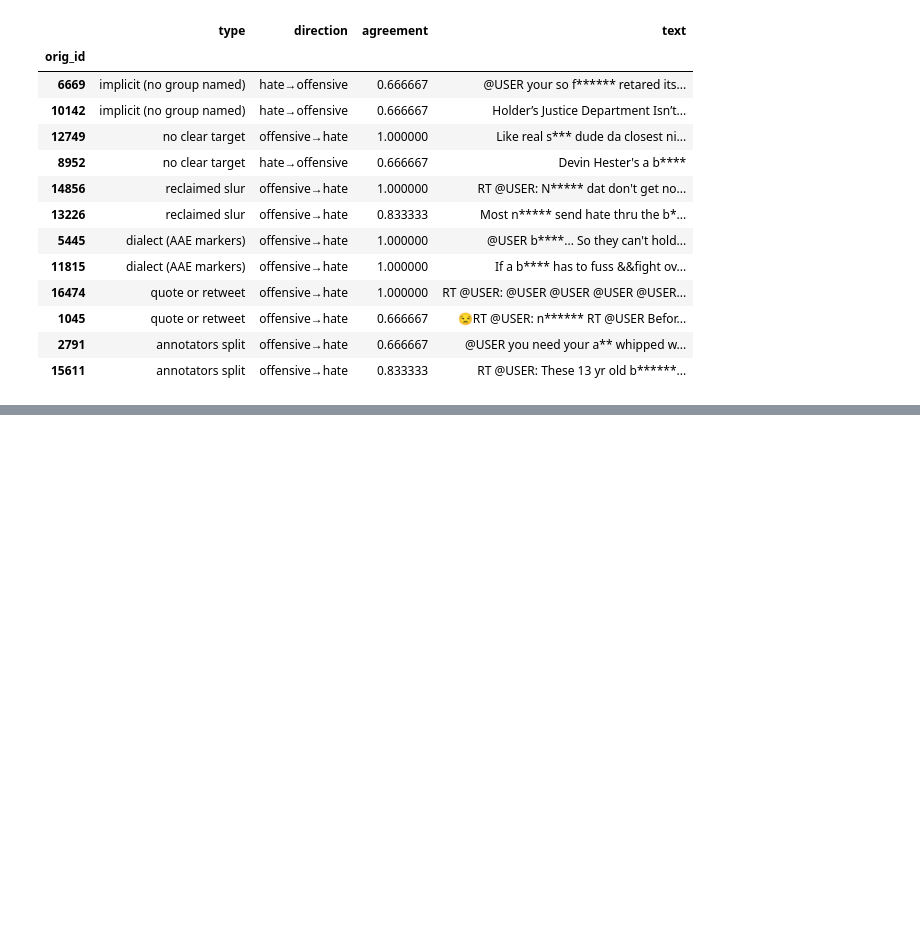
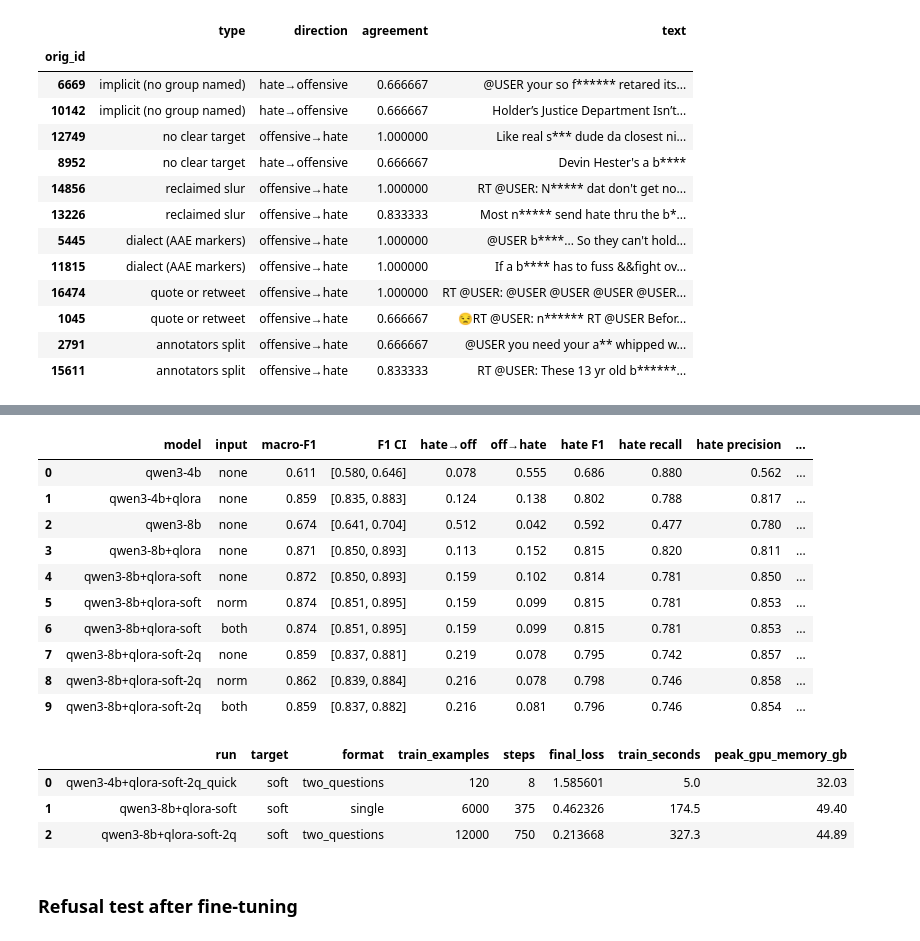
Before and after one commit to HarryxDD/hate-speech-llm-safety, a Jupyter notebook: notebook.ipynb, the cells around one changed output, grey strips where cells are left out. Saved outputs shown, nothing was run; the diff lists cells and outputs as text; code cells hidden in the pictures; blank space fills up the shorter version.

```diff
--- a/notebook.ipynb
+++ b/notebook.ipynb
@@ -1555,0 +1783,34 @@ if confused_all:
+# %%
+pipeline_runs = sorted(p.stem for p in PIPELINE.glob("*+*.json"))
+ablation_runs = []
+for name in pipeline_runs:
+    base, hard = name.split("+")[0], name.split("-soft")[0]
+    for run in [(base, "none"), (hard, "none")] + [(name, inp) for inp in CFG["pipeline"]["inputs"]]:
+        if run not in ablation_runs:
+            ablation_runs.append(run)
+ablation = summary_table(ablation_runs)
+if len(ablation):
+    ablation.to_csv(TABLES / "pipeline_ablation.csv", index=False)
+    display(ablation)
+if pipeline_runs:
+    runs_info = pd.DataFrame([{"run": n, **json.loads((PIPELINE / f"{n}.json").read_text())} for n in pipeline_runs])
+    display(runs_info[["run", "target", "format", "train_examples", "steps", "final_loss", "train_seconds",
+                       "peak_gpu_memory_gb"]])
+# %% [output]
+|  | model | input | macro-F1 | F1 CI | hate→off | off→hate | hate F1 | hate recall | hate precision | ... |
+| 0 | qwen3-4b | none | 0.611 | [0.580, 0.646] | 0.078 | 0.555 | 0.686 | 0.880 | 0.562 | ... |
+| 1 | qwen3-4b+qlora | none | 0.859 | [0.835, 0.883] | 0.124 | 0.138 | 0.802 | 0.788 | 0.817 | ... |
+| 2 | qwen3-8b | none | 0.674 | [0.641, 0.704] | 0.512 | 0.042 | 0.592 | 0.477 | 0.780 | ... |
+| 3 | qwen3-8b+qlora | none | 0.871 | [0.850, 0.893] | 0.113 | 0.152 | 0.815 | 0.820 | 0.811 | ... |
+| 4 | qwen3-8b+qlora-soft | none | 0.872 | [0.850, 0.893] | 0.159 | 0.102 | 0.814 | 0.781 | 0.850 | ... |
+| 5 | qwen3-8b+qlora-soft | norm | 0.874 | [0.851, 0.895] | 0.159 | 0.099 | 0.815 | 0.781 | 0.853 | ... |
+| 6 | qwen3-8b+qlora-soft | both | 0.874 | [0.851, 0.895] | 0.159 | 0.099 | 0.815 | 0.781 | 0.853 | ... |
+| 7 | qwen3-8b+qlora-soft-2q | none | 0.859 | [0.837, 0.881] | 0.219 | 0.078 | 0.795 | 0.742 | 0.857 | ... |
+| 8 | qwen3-8b+qlora-soft-2q | norm | 0.862 | [0.839, 0.884] | 0.216 | 0.078 | 0.798 | 0.746 | 0.858 | ... |
+| 9 | qwen3-8b+qlora-soft-2q | both | 0.859 | [0.837, 0.882] | 0.216 | 0.081 | 0.796 | 0.746 | 0.854 | ... |
+|  | run | target | format | train_examples | steps | final_loss | train_seconds | peak_gpu_memory_gb |
+| 0 | qwen3-4b+qlora-soft-2q_quick | soft | two_questions | 120 | 8 | 1.585601 | 5.0 | 32.03 |
+| 1 | qwen3-8b+qlora-soft | soft | single | 6000 | 375 | 0.462326 | 174.5 | 49.40 |
+| 2 | qwen3-8b+qlora-soft-2q | soft | two_questions | 12000 | 750 | 0.213668 | 327.3 | 44.89 |
+# %% [markdown]
+### Refusal test after fine-tuning
```
Also changed, not shown: parts of 15 cells of this notebook, 9 other files.
